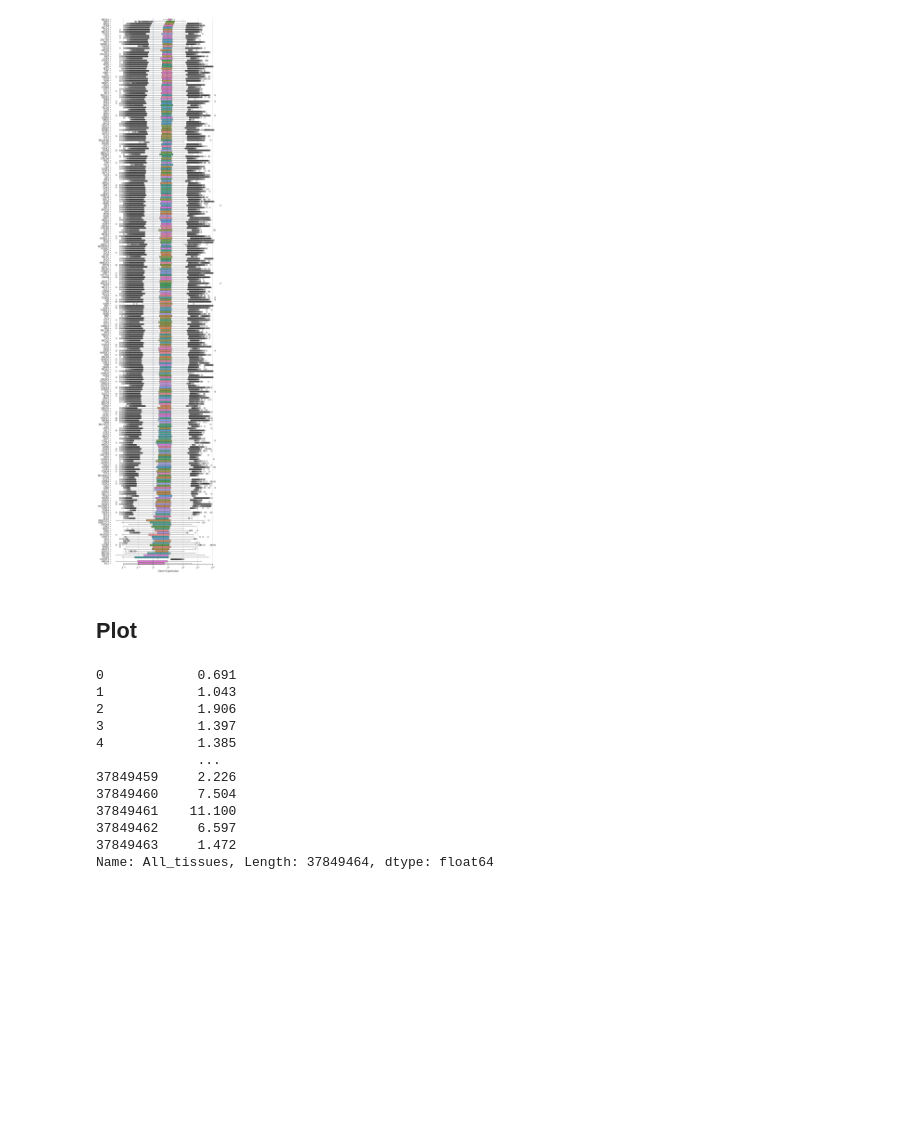
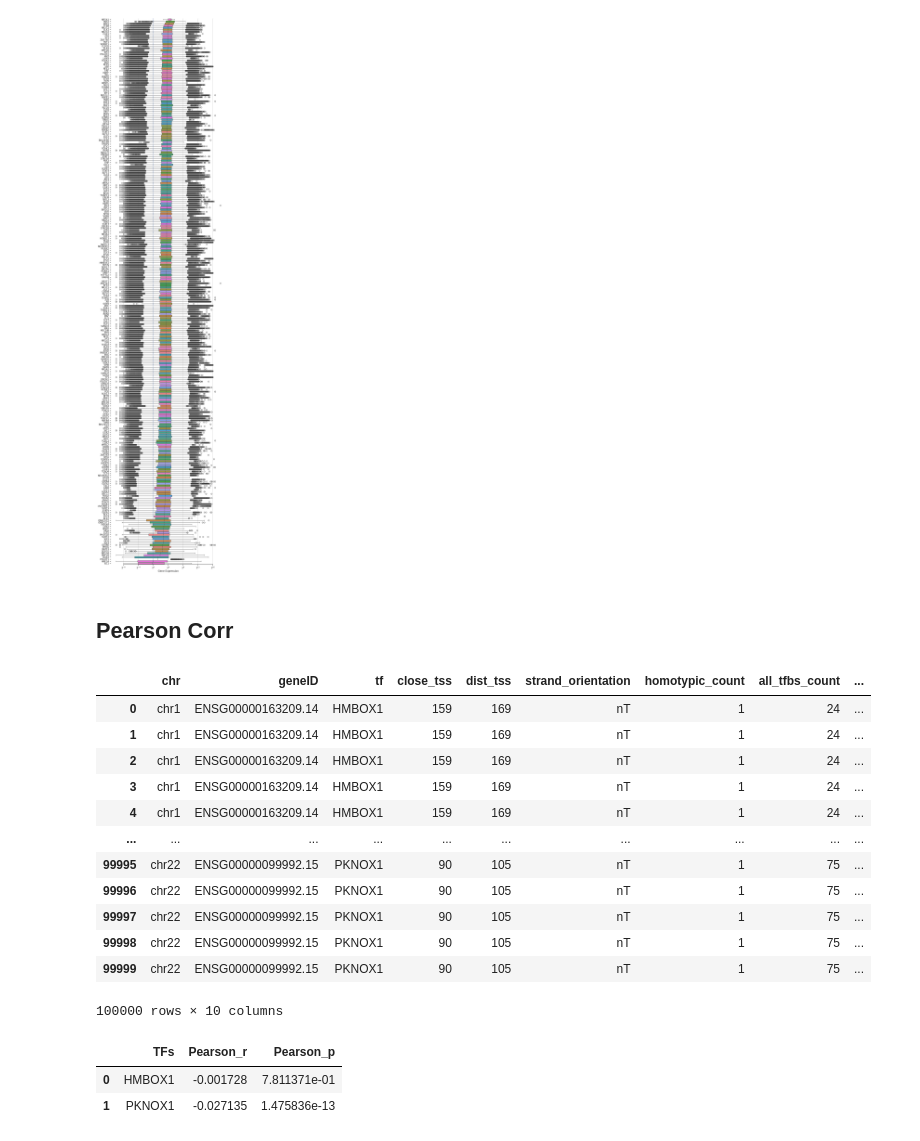
Before and after one commit to JulianMeigen/Bachelor, a Jupyter notebook: E_Single_TFBS/plot_seabon.ipynb, the cells around one changed output. Cells and saved outputs as stored; diff of their text form; code cells hidden in the pictures; blank space fills up the shorter version.

Commit message:
pearson mit df

```diff
--- a/E_Single_TFBS/plot_seabon.ipynb
+++ b/E_Single_TFBS/plot_seabon.ipynb
@@ -89,5 +57,3 @@ plt.show
 # %% [output]
 <function matplotlib.pyplot.show(close=None, block=None)>
 [figure]
-# %% [markdown]
-## Plot
@@ -96,15 +60,18 @@ expr = flat_df.All_tissues
-# %%
-expr
-# %% [output]
-0            0.691
-1            1.043
-2            1.906
-3            1.397
-4            1.385
-             ...
-37849459     2.226
-37849460     7.504
-37849461    11.100
-37849462     6.597
-37849463     1.472
-Name: All_tissues, Length: 37849464, dtype: float64
+# %% [markdown]
+## Pearson Corr
+# %%
+flat_df.iloc[:100000]
+# %% [output]
+|  | chr | geneID | tf | close_tss | dist_tss | strand_orientation | homotypic_count | all_tfbs_count | ... |
+| 0 | chr1 | ENSG00000163209.14 | HMBOX1 | 159 | 169 | nT | 1 | 24 | ... |
+| 1 | chr1 | ENSG00000163209.14 | HMBOX1 | 159 | 169 | nT | 1 | 24 | ... |
+| 2 | chr1 | ENSG00000163209.14 | HMBOX1 | 159 | 169 | nT | 1 | 24 | ... |
+| 3 | chr1 | ENSG00000163209.14 | HMBOX1 | 159 | 169 | nT | 1 | 24 | ... |
+| 4 | chr1 | ENSG00000163209.14 | HMBOX1 | 159 | 169 | nT | 1 | 24 | ... |
+| ... | ... | ... | ... | ... | ... | ... | ... | ... | ... |
+| 99995 | chr22 | ENSG00000099992.15 | PKNOX1 | 90 | 105 | nT | 1 | 75 | ... |
+| 99996 | chr22 | ENSG00000099992.15 | PKNOX1 | 90 | 105 | nT | 1 | 75 | ... |
+| 99997 | chr22 | ENSG00000099992.15 | PKNOX1 | 90 | 105 | nT | 1 | 75 | ... |
+| 99998 | chr22 | ENSG00000099992.15 | PKNOX1 | 90 | 105 | nT | 1 | 75 | ... |
+| 99999 | chr22 | ENSG00000099992.15 | PKNOX1 | 90 | 105 | nT | 1 | 75 | ... |
+100000 rows × 10 columns
@@ -110,0 +93,6 @@ Name: All_tissues, Length: 37849464, dtype: float64
+# %%
+pearson_df
+# %% [output]
+|  | TFs | Pearson_r | Pearson_p |
+| 0 | HMBOX1 | -0.001728 | 7.811371e-01 |
+| 1 | PKNOX1 | -0.027135 | 1.475836e-13 |
```
Also changed, not shown: parts of 6 cells of this notebook.
